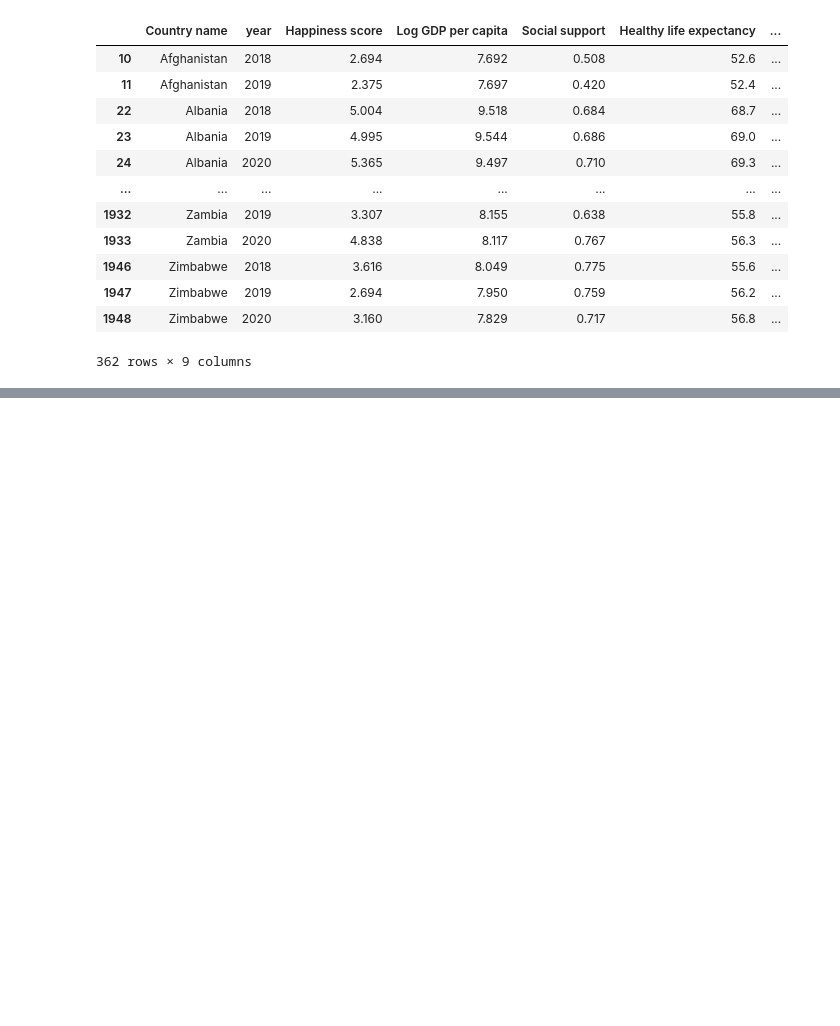
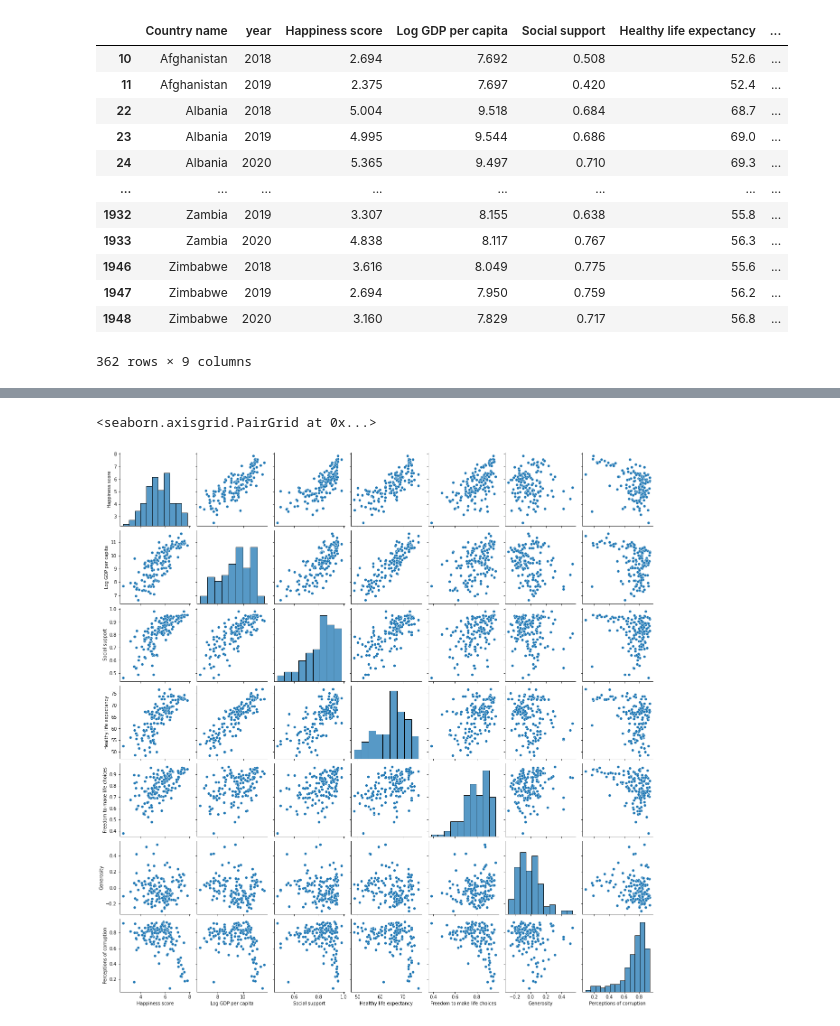
Before and after one commit to data301-2021-summer2/project-group25-project, a Jupyter notebook: analysis/EDA.ipynb, the cells around one changed output, grey strips where cells are left out. Drawn from its saved outputs; the diff is of its cells as text; code cells hidden in the pictures; blank space fills up the shorter version.

```diff
--- a/analysis/EDA.ipynb
+++ b/analysis/EDA.ipynb
@@ -83,0 +110,5 @@ df2.head()
+# %%
+sns.pairplot(happiness_df_2021)
+# %% [output]
+<seaborn.axisgrid.PairGrid at 0x...>
+[figure, added]
```
Also changed, not shown: parts of 79 cells of this notebook, 3 other files.
